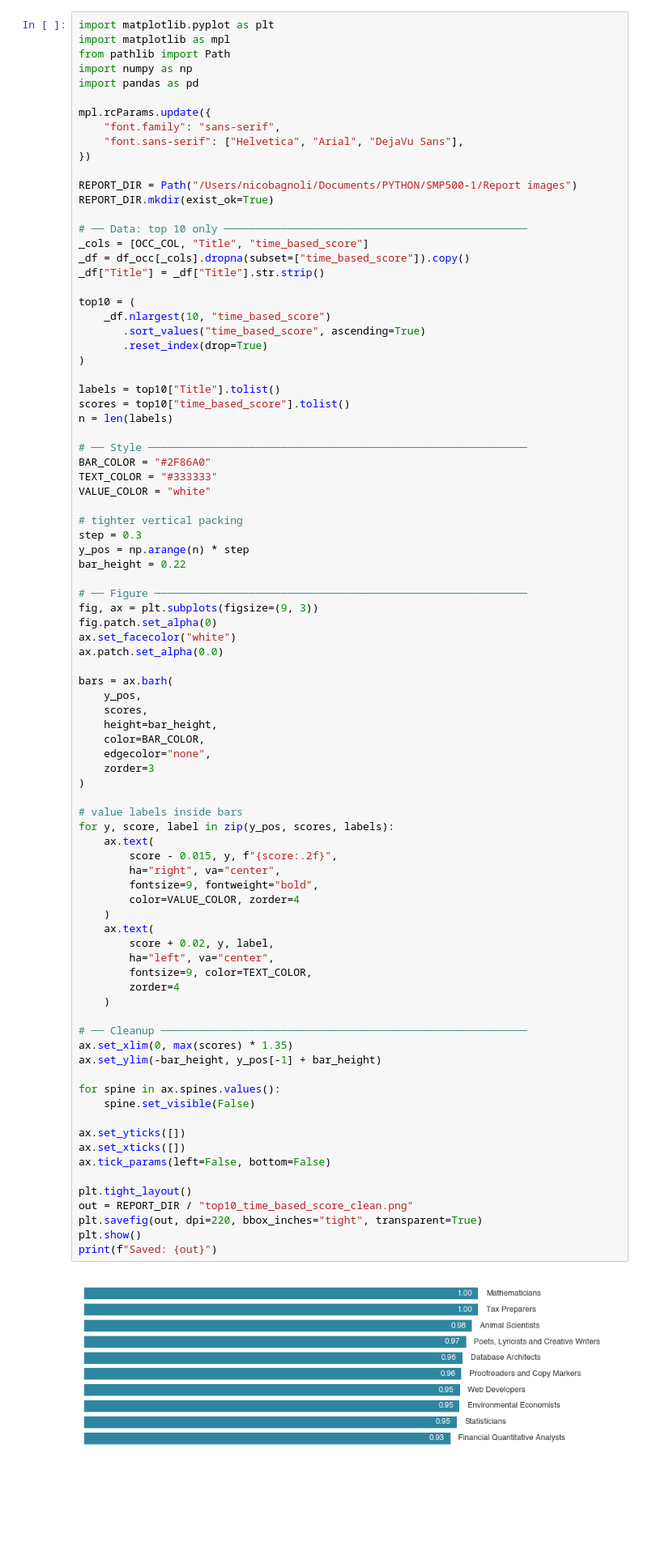
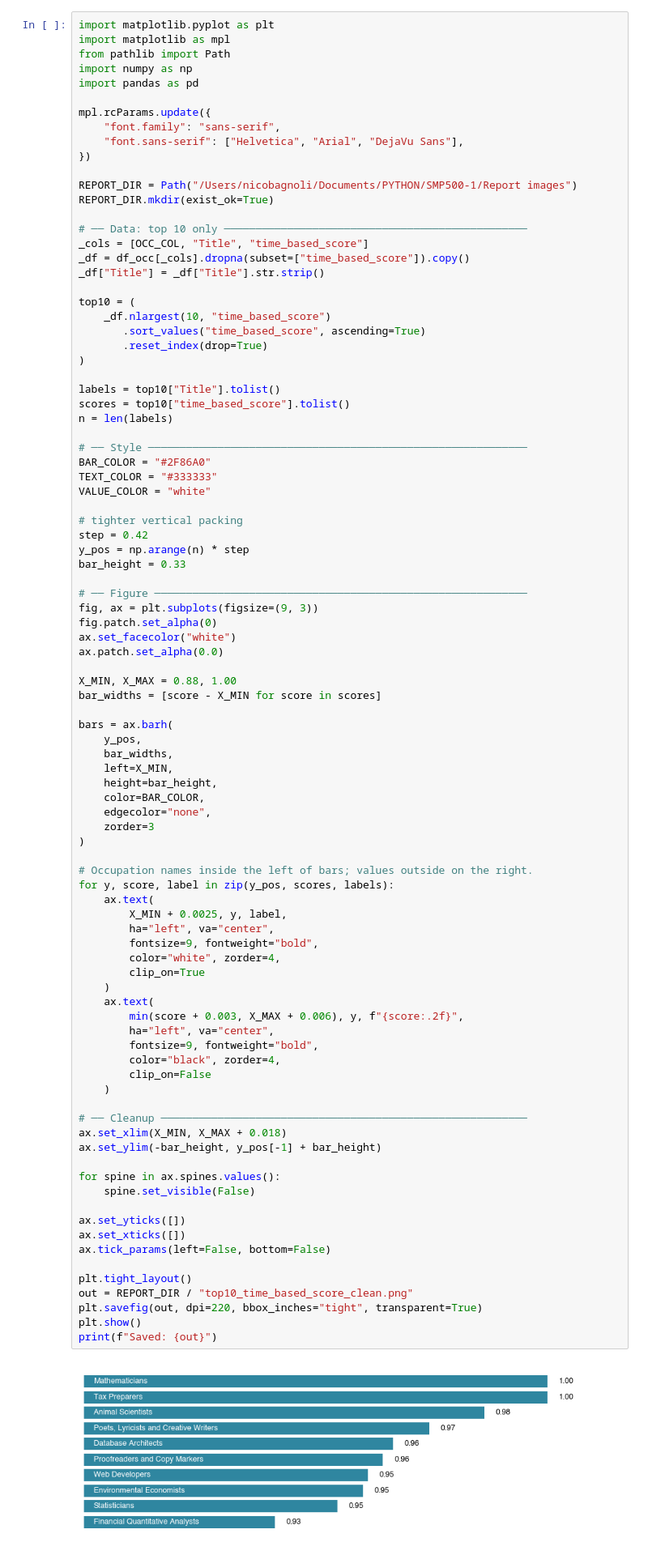
Before and after one commit to MIT-Work-Analytics-Laboratory/SMP500, a Jupyter notebook: 0.9 - New_occ_exposure.ipynb, the cells around one changed output. Shown at 81% size. Saved outputs shown, nothing was run; the diff lists cells and outputs as text; blank space fills up the shorter version.

```diff
--- a/0.9 - New_occ_exposure.ipynb
+++ b/0.9 - New_occ_exposure.ipynb
@@ -382,9 +382,9 @@ TEXT_COLOR = "#333333"
 VALUE_COLOR = "white"
 
 # tighter vertical packing
-step = 0.3
+step = 0.42
 y_pos = np.arange(n) * step
-bar_height = 0.22
+bar_height = 0.33
 
 # ── Figure ───────────────────────────────────────────────────────────
 fig, ax = plt.subplots(figsize=(9, 3))
@@ -392,48 +392,54 @@ fig.patch.set_alpha(0)
 ax.set_facecolor("white")
 ax.patch.set_alpha(0.0)
 
+X_MIN, X_MAX = 0.88, 1.00
+bar_widths = [score - X_MIN for score in scores]
+
 bars = ax.barh(
     y_pos,
-    scores,
+    bar_widths,
+    left=X_MIN,
     height=bar_height,
     color=BAR_COLOR,
     edgecolor="none",
     zorder=3
 )
 
-# value labels inside bars
+# Occupation names inside the left of bars; values outside on the right.
 for y, score, label in zip(y_pos, scores, labels):
     ax.text(
-        score - 0.015, y, f"{score:.2f}",
-        ha="right", va="center",
+        X_MIN + 0.0025, y, label,
+        ha="left", va="center",
         fontsize=9, fontweight="bold",
-        color=VALUE_COLOR, zorder=4
+        color="white", zorder=4,
+        clip_on=True
     )
     ax.text(
-        score + 0.02, y, label,
+        min(score + 0.003, X_MAX + 0.006), y, f"{score:.2f}",
         ha="left", va="center",
-        fontsize=9, color=TEXT_COLOR,
-        zorder=4
+        fontsize=9, fontweight="bold",
+        color="black", zorder=4,
+        clip_on=False
     )
 
 # ── Cleanup ──────────────────────────────────────────────────────────
-ax.set_xlim(0, max(scores) * 1.35)
+ax.set_xlim(X_MIN, X_MAX + 0.018)
 ax.set_ylim(-bar_height, y_pos[-1] + bar_height)
 
 for spine in ax.spines.values():
     spine.set_visible(False)
 
 ax.set_yticks([])
 ax.set_xticks([])
 ax.tick_params(left=False, bottom=False)
 
 plt.tight_layout()
 out = REPORT_DIR / "top10_time_based_score_clean.png"
 plt.savefig(out, dpi=220, bbox_inches="tight", transparent=True)
 plt.show()
 print(f"Saved: {out}")
 # %% [output]
-[figure, old version]
+[figure, new version]
 Saved: /Users/nicobagnoli/Documents/PYTHON/SMP500-1/Report images/top10_time_based_score_clean.png
 # %%
 import matplotlib.pyplot as plt
```
Also changed, not shown: parts of 3 cells of this notebook, 18 other files.
